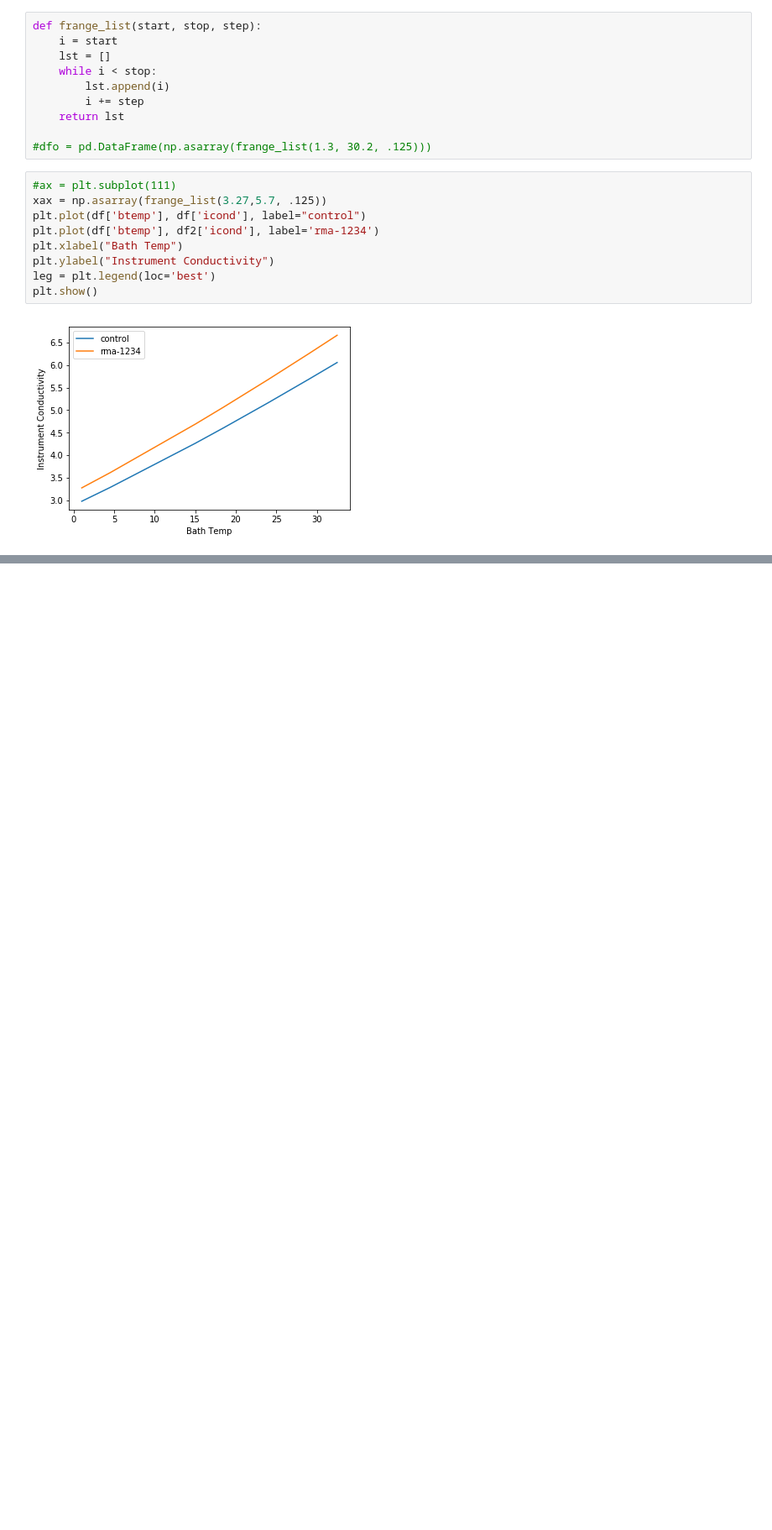
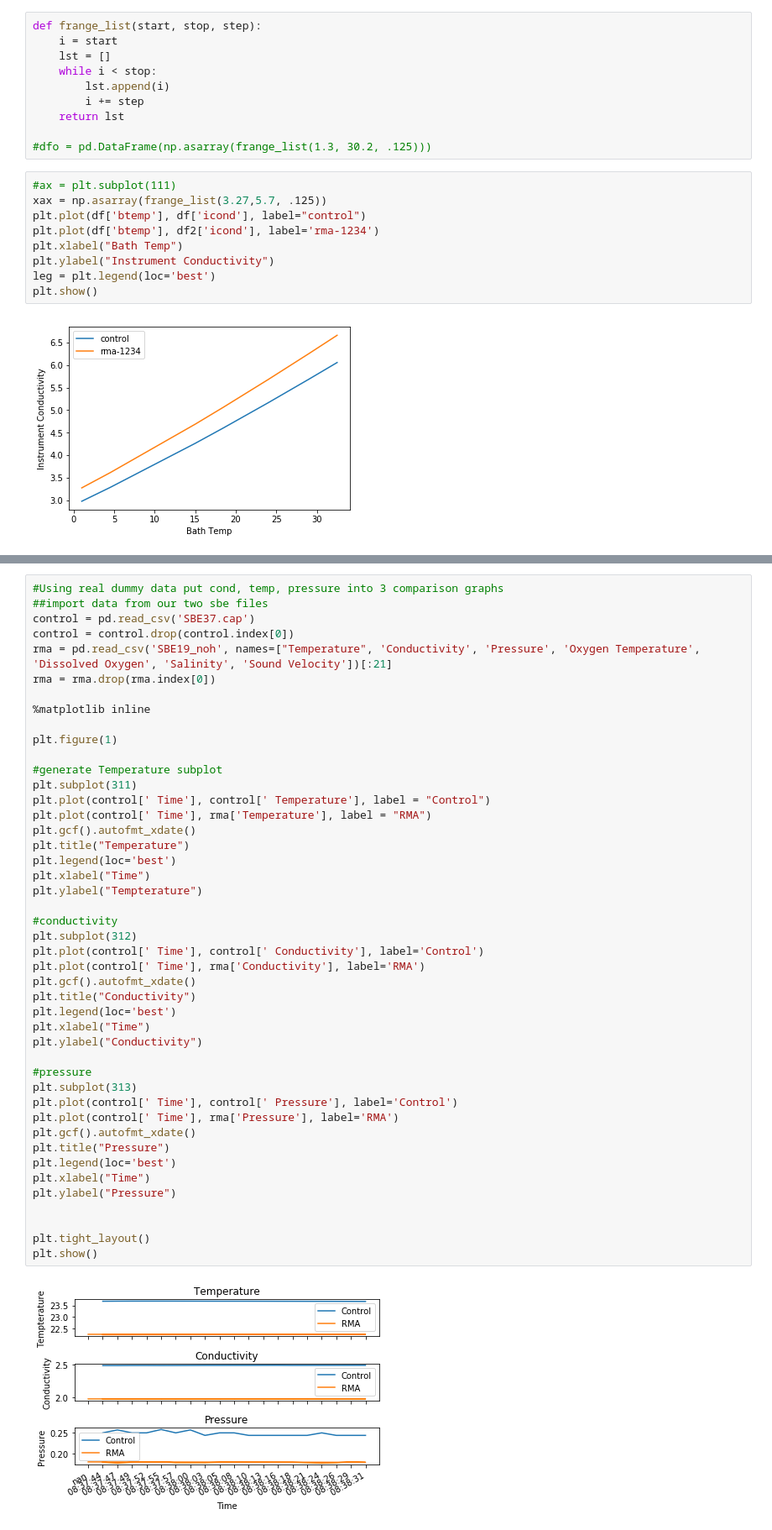
Before and after one commit to ruskeya/greentag, a Jupyter notebook: greentag.ipynb, the cells around one changed output, grey strips where cells are left out. Shown: that part at 84% size. Saved outputs shown, nothing was run; the diff lists cells and outputs as text; blank space fills up the shorter version.

Commit message:
more graph stuff

```diff
--- a/greentag.ipynb
+++ b/greentag.ipynb
@@ -94,0 +132,47 @@ plt.show()
+# %%
+#Using real dummy data put cond, temp, pressure into 3 comparison graphs
+##import data from our two sbe files
+control = pd.read_csv('SBE37.cap')
+control = control.drop(control.index[0])
+rma = pd.read_csv('SBE19_noh', names=["Temperature", 'Conductivity', 'Pressure', 'Oxygen Temperature', 'Dissolved Oxygen', 'Salinity', 'Sound Velocity'])[:21]
+rma = rma.drop(rma.index[0])
+
+%matplotlib inline
+
+plt.figure(1)
+
+#generate Temperature subplot
+plt.subplot(311)
+plt.plot(control[' Time'], control[' Temperature'], label = "Control")
+plt.plot(control[' Time'], rma['Temperature'], label = "RMA")
+plt.gcf().autofmt_xdate()
+plt.title("Temperature")
+plt.legend(loc='best')
+plt.xlabel("Time")
+plt.ylabel("Tempterature")
+
+#conductivity
+plt.subplot(312)
+plt.plot(control[' Time'], control[' Conductivity'], label='Control')
+plt.plot(control[' Time'], rma['Conductivity'], label='RMA')
+plt.gcf().autofmt_xdate()
+plt.title("Conductivity")
+plt.legend(loc='best')
+plt.xlabel("Time")
+plt.ylabel("Conductivity")
+
+#pressure
+plt.subplot(313)
+plt.plot(control[' Time'], control[' Pressure'], label='Control')
+plt.plot(control[' Time'], rma['Pressure'], label='RMA')
+plt.gcf().autofmt_xdate()
+plt.title("Pressure")
+plt.legend(loc='best')
+plt.xlabel("Time")
+plt.ylabel("Pressure")
+
+
+plt.tight_layout()
+plt.show()
+# %% [output]
+[figure, added]
```
Also changed, not shown: parts of 5 cells of this notebook.
